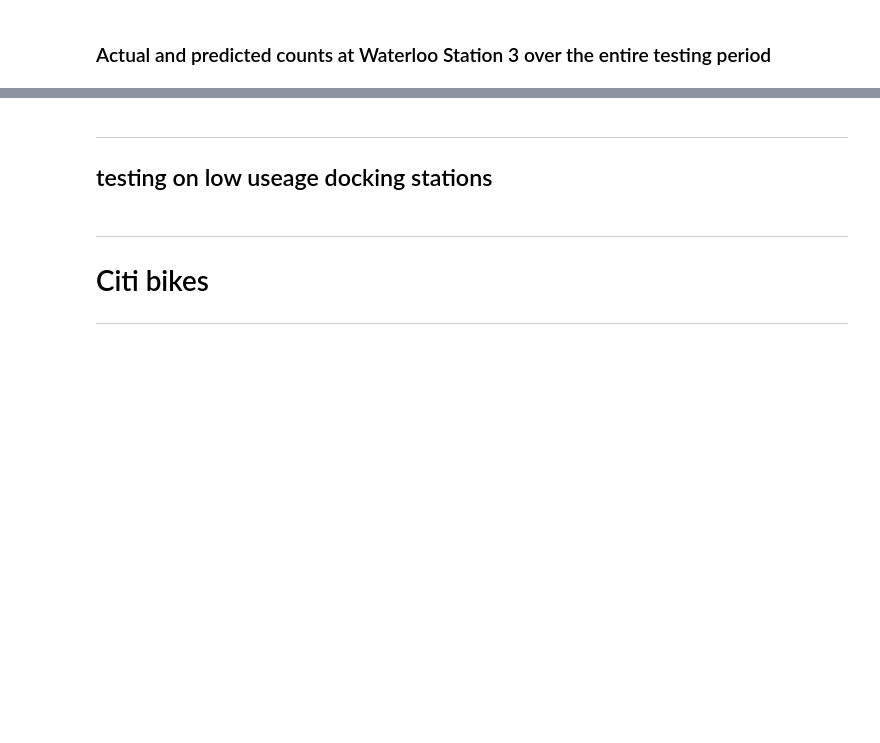
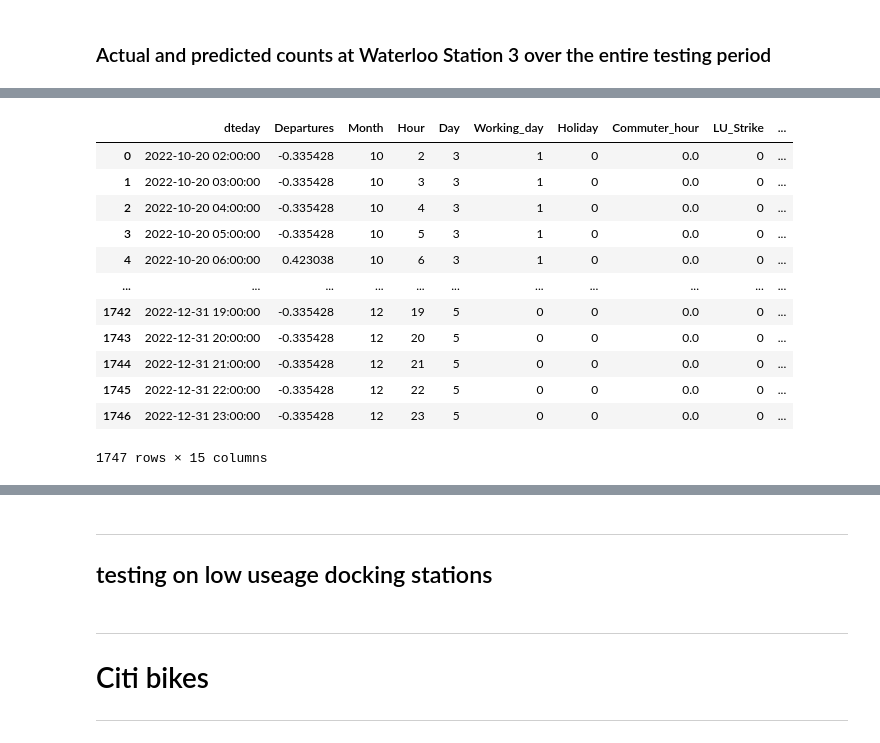
Before and after one commit to elrhmo/bike_sharing, a Jupyter notebook: analysis_lstm.ipynb, the cells around one changed output, grey strips where cells are left out. Cells and saved outputs as stored; diff of their text form; code cells hidden in the pictures; blank space fills up the shorter version.

```diff
--- a/analysis_lstm.ipynb
+++ b/analysis_lstm.ipynb
@@ -1764,3 +1779,19 @@ plt.show()
+# %%
+test_set_drop_join
+# %% [output]
+|  | dteday | Departures | Month | Hour | Day | Working_day | Holiday | Commuter_hour | LU_Strike | ... |
+| 0 | 2022-10-20 02:00:00 | -0.335428 | 10 | 2 | 3 | 1 | 0 | 0.0 | 0 | ... |
+| 1 | 2022-10-20 03:00:00 | -0.335428 | 10 | 3 | 3 | 1 | 0 | 0.0 | 0 | ... |
+| 2 | 2022-10-20 04:00:00 | -0.335428 | 10 | 4 | 3 | 1 | 0 | 0.0 | 0 | ... |
+| 3 | 2022-10-20 05:00:00 | -0.335428 | 10 | 5 | 3 | 1 | 0 | 0.0 | 0 | ... |
+| 4 | 2022-10-20 06:00:00 | 0.423038 | 10 | 6 | 3 | 1 | 0 | 0.0 | 0 | ... |
+| ... | ... | ... | ... | ... | ... | ... | ... | ... | ... | ... |
+| 1742 | 2022-12-31 19:00:00 | -0.335428 | 12 | 19 | 5 | 0 | 0 | 0.0 | 0 | ... |
+| 1743 | 2022-12-31 20:00:00 | -0.335428 | 12 | 20 | 5 | 0 | 0 | 0.0 | 0 | ... |
+| 1744 | 2022-12-31 21:00:00 | -0.335428 | 12 | 21 | 5 | 0 | 0 | 0.0 | 0 | ... |
+| 1745 | 2022-12-31 22:00:00 | -0.335428 | 12 | 22 | 5 | 0 | 0 | 0.0 | 0 | ... |
+| 1746 | 2022-12-31 23:00:00 | -0.335428 | 12 | 23 | 5 | 0 | 0 | 0.0 | 0 | ... |
+1747 rows × 15 columns
 # %%
 test_set_drop_join
 
```
Also changed, not shown: parts of 9 cells of this notebook.
